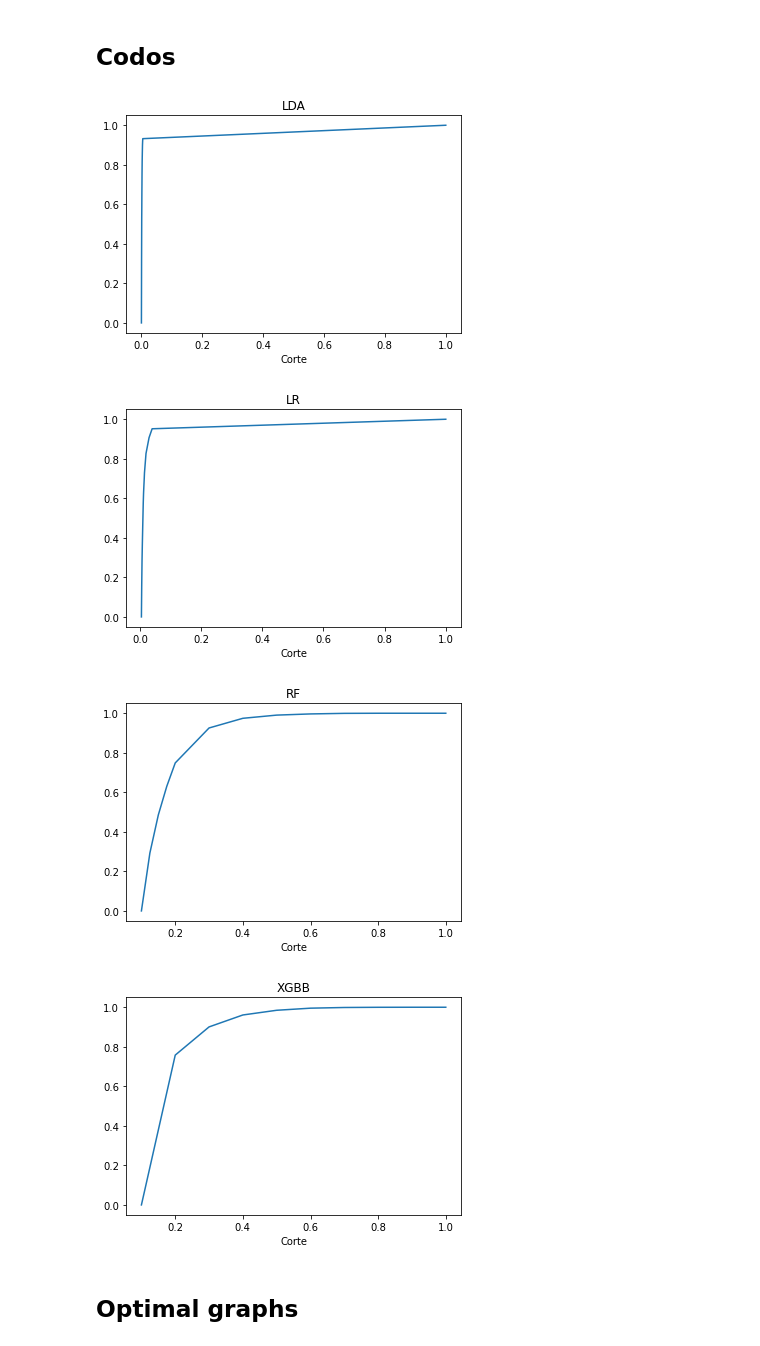
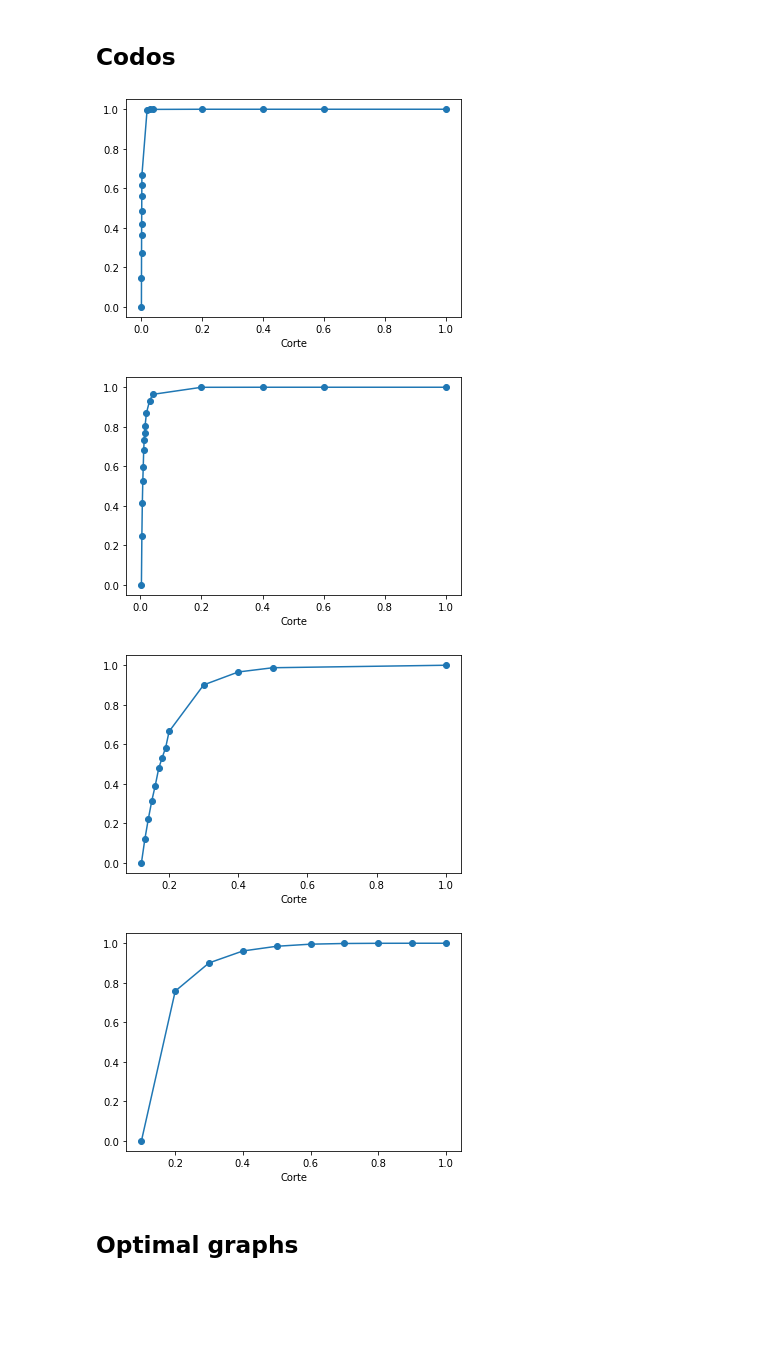
Before and after one commit to AzaelCC/Credit-Risk-Explainable-ML, a Jupyter notebook: src/GraphAnalysis_jobs/SummaryTable.ipynb, the cells around one changed output. Saved outputs shown, nothing was run; the diff lists cells and outputs as text; code cells hidden in the pictures; blank space fills up the shorter version.

Commit message:
Add Optimal column. Add cutoff points to elbow graph

```diff
--- a/src/GraphAnalysis_jobs/SummaryTable.ipynb
+++ b/src/GraphAnalysis_jobs/SummaryTable.ipynb
@@ -175,6 +175,11 @@ def main_summary(identifier, n_jobs=6):
 
     stats_df.drop_duplicates(inplace=True)
 
+    # Optimal graphs
+    stats_df['OPTIMAL'] = False
+    idx = stats_df[stats_df['per_max_eff'] > .80].groupby('modelo').head(1).index
+    stats_df.loc[idx, 'OPTIMAL'] = True
+
     return stats_df
 # %%
 dataset = load_fullECAI()
@@ -193,7 +198,7 @@ models_paths = ['./results/XGBoost/GridSearchCV_22-03-22_03-27-03/models/best/be
 # %% [markdown]
 ## Main summary table
 # %%
-stats_df = main_summary('reduced_graphs_2')
+stats_df = main_summary('reduced_graphs_even_spaces')
 # %%
 np.unique(stats_df.index.get_level_values(0))
 # %% [output]
@@ -225,22 +227,22 @@ stats_df.loc['LDA']
 # %%
 modelos = np.unique(stats_df.index.get_level_values('modelo'))
 for modelo in modelos:
     eff = stats_df.loc[modelo].global_efficiency
     eff = (eff - np.min(eff))/(np.max(eff) - np.min(eff))
     co = stats_df.loc[modelo].index.to_numpy()
     plt.plot(co, eff)
-    plt.title(modelo)
+    plt.scatter(co, eff)
     #plt.xscale('log')
     plt.xticks()
     #plt.xlim(0, 0.1)
     plt.xlabel('Corte')
     plt.savefig('results/figures/graphs/codos/{}_codo_log.png'.format(modelo), bbox_inches='tight', dpi=300, transparent=True)
     plt.show()
 # %% [output]
-[figure, old version]
+[figure, new version]
-[figure, old version]
+[figure, new version]
-[figure, old version]
+[figure, new version]
-[figure, old version]
+[figure, new version]
 # %% [markdown]
 ## Optimal graphs
 # %%
```
Also changed, not shown: parts of 6 cells of this notebook.
